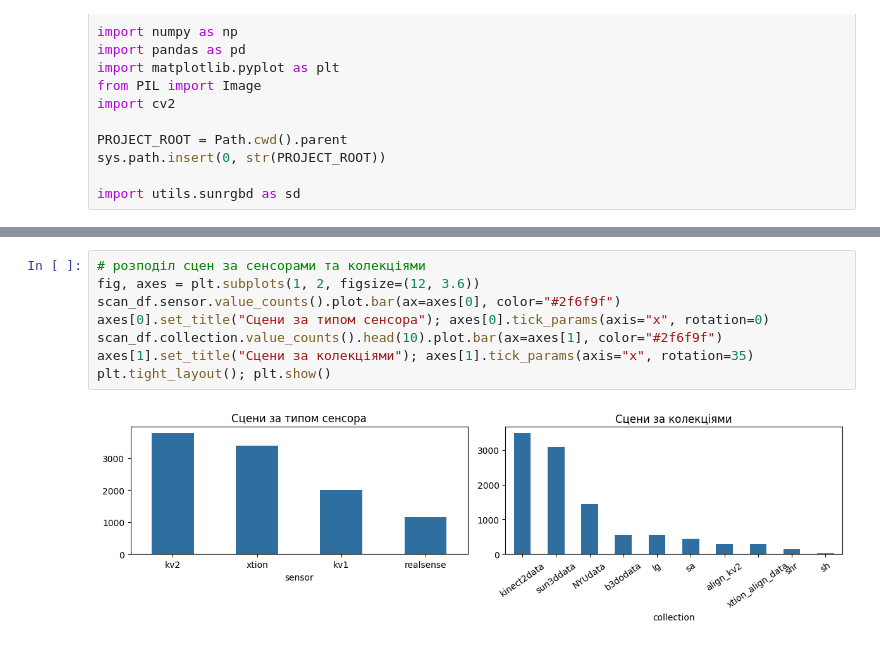
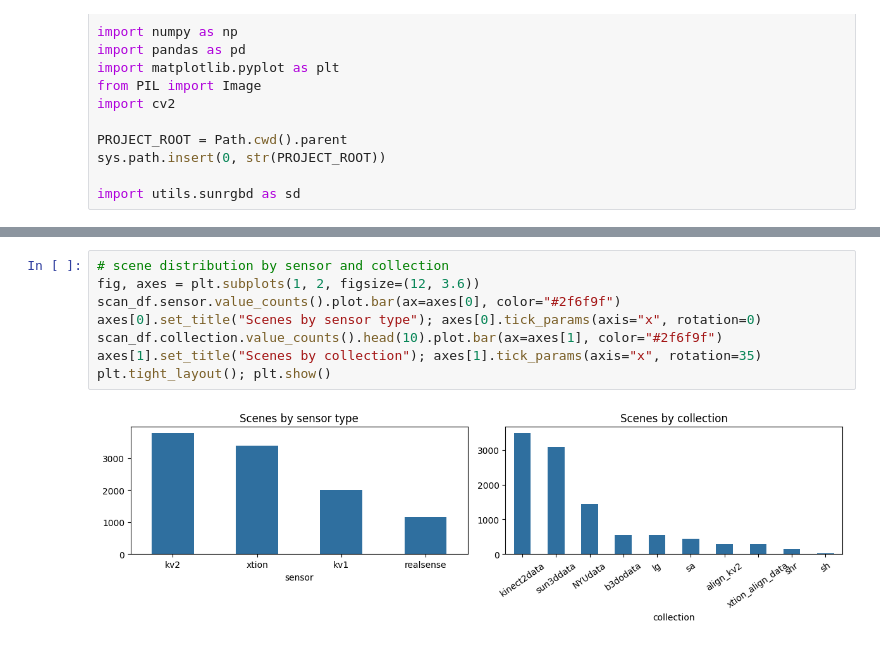
Before and after one commit to PolinaSushko/Object-segmentation-using-a-two-stage-Mask-R-CNN-model, a Jupyter notebook: notebooks/01_data_preparation.ipynb, the cells around one changed output, grey strips where cells are left out. Cells and saved outputs as stored; diff of their text form.

```diff
--- a/notebooks/01_data_preparation.ipynb
+++ b/notebooks/01_data_preparation.ipynb
@@ -91,13 +91,13 @@ scan_df.head()
 | 3 | kv1/NYUdata/NYU0004 | kv1/NYUdata/NYU0004 | kv1 | NYUdata | office | True | 518.857901 | 519.469611 | 284.582449 | ... |
 | 4 | kv1/NYUdata/NYU0005 | kv1/NYUdata/NYU0005 | kv1 | NYUdata | office | True | 518.857901 | 519.469611 | 284.582449 | ... |
 # %%
-# розподіл сцен за сенсорами та колекціями
+# scene distribution by sensor and collection
 fig, axes = plt.subplots(1, 2, figsize=(12, 3.6))
 scan_df.sensor.value_counts().plot.bar(ax=axes[0], color="#2f6f9f")
-axes[0].set_title("Сцени за типом сенсора"); axes[0].tick_params(axis="x", rotation=0)
+axes[0].set_title("Scenes by sensor type"); axes[0].tick_params(axis="x", rotation=0)
 scan_df.collection.value_counts().head(10).plot.bar(ax=axes[1], color="#2f6f9f")
-axes[1].set_title("Сцени за колекціями"); axes[1].tick_params(axis="x", rotation=35)
+axes[1].set_title("Scenes by collection"); axes[1].tick_params(axis="x", rotation=35)
 plt.tight_layout(); plt.show()
 # %% [output]
-[figure, old version]
+[figure, new version]
 # %% [markdown]
```
Also changed, not shown: parts of 31 cells of this notebook, 29 other files.
